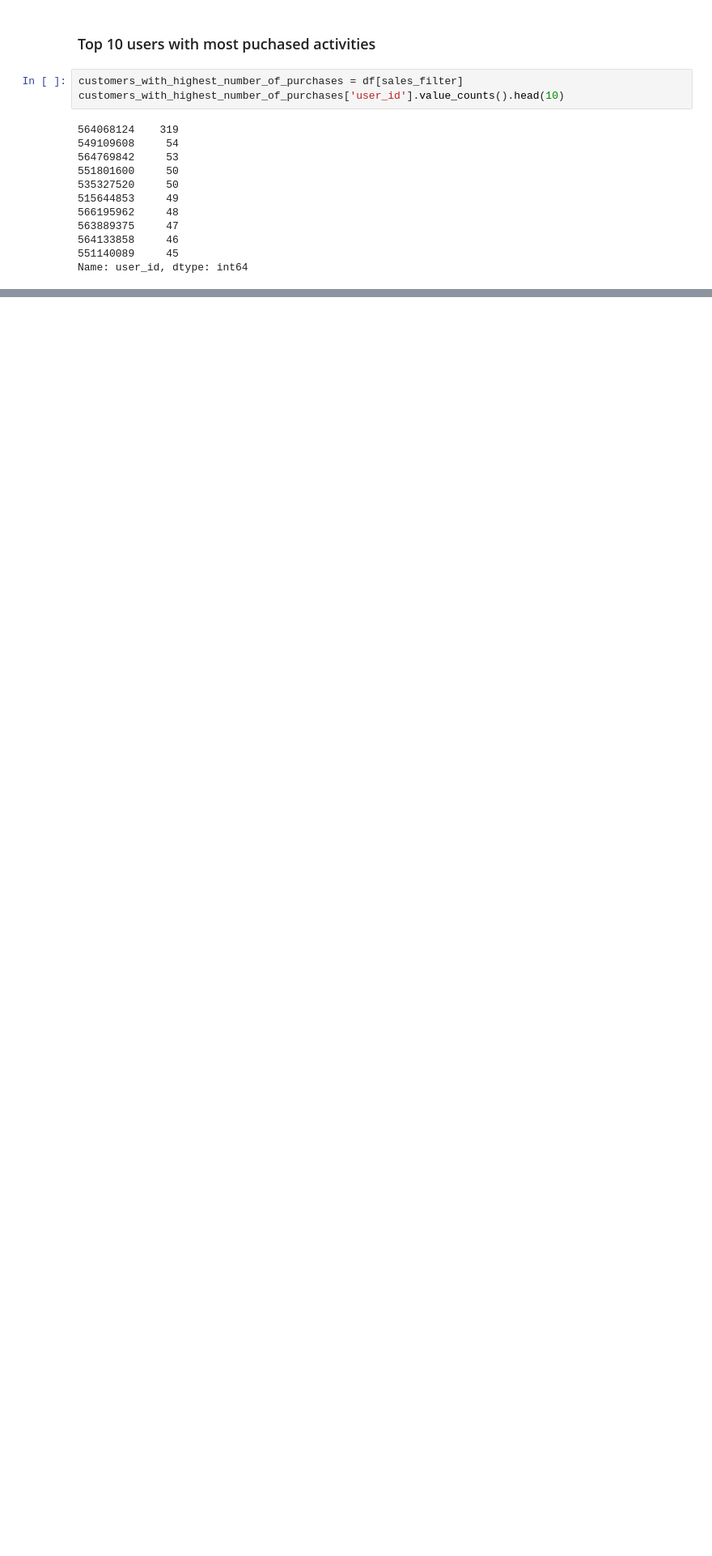
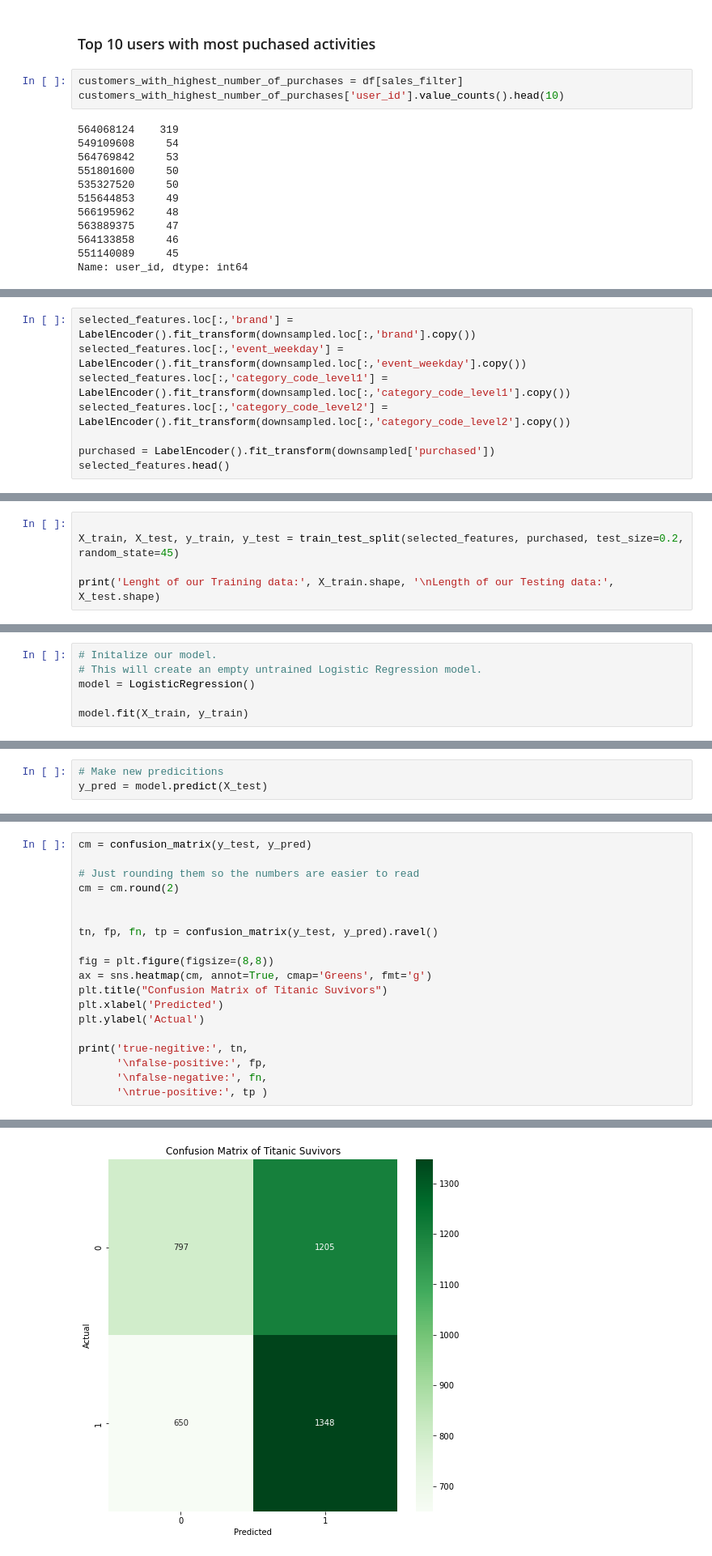
Before and after one commit to Hmmsien/ECommerce_behavior, a Jupyter notebook: notebooks/Ecommerce-Behavior-Analytics.ipynb, the cells around one changed output, grey strips where cells are left out. Shown at 81% size. Cells and saved outputs as stored; diff of their text form; blank space fills up the shorter version.

```diff
--- a/notebooks/Ecommerce-Behavior-Analytics.ipynb
+++ b/notebooks/Ecommerce-Behavior-Analytics.ipynb
@@ -188,0 +257,8 @@ df[users_activities]
+# %%
+selected_features.loc[:,'brand'] = LabelEncoder().fit_transform(downsampled.loc[:,'brand'].copy())
+selected_features.loc[:,'event_weekday'] = LabelEncoder().fit_transform(downsampled.loc[:,'event_weekday'].copy())
+selected_features.loc[:,'category_code_level1'] = LabelEncoder().fit_transform(downsampled.loc[:,'category_code_level1'].copy())
+selected_features.loc[:,'category_code_level2'] = LabelEncoder().fit_transform(downsampled.loc[:,'category_code_level2'].copy())
+
+purchased = LabelEncoder().fit_transform(downsampled['purchased'])
+selected_features.head()
@@ -188,0 +272,5 @@ df[users_activities]
+# %%
+
+X_train, X_test, y_train, y_test = train_test_split(selected_features, purchased, test_size=0.2, random_state=45)
+
+print('Lenght of our Training data:', X_train.shape, '\nLength of our Testing data:', X_test.shape)
@@ -188,0 +280,6 @@ df[users_activities]
+# %%
+# Initalize our model.
+# This will create an empty untrained Logistic Regression model.
+model = LogisticRegression()
+
+model.fit(X_train, y_train)
@@ -188,0 +288,3 @@ df[users_activities]
+# %%
+# Make new predicitions
+y_pred = model.predict(X_test)
@@ -188,0 +299,20 @@ df[users_activities]
+# %%
+cm = confusion_matrix(y_test, y_pred)
+
+# Just rounding them so the numbers are easier to read
+cm = cm.round(2)
+
+
+tn, fp, fn, tp = confusion_matrix(y_test, y_pred).ravel()
+
+fig = plt.figure(figsize=(8,8))
+ax = sns.heatmap(cm, annot=True, cmap='Greens', fmt='g')
+plt.title("Confusion Matrix of Titanic Suvivors")
+plt.xlabel('Predicted')
+plt.ylabel('Actual')
+
+print('true-negitive:', tn,
+      '\nfalse-positive:', fp,
+      '\nfalse-negative:', fn,
+      '\ntrue-positive:', tp )
+# %% [output]
@@ -188,0 +323 @@ df[users_activities]
+[figure, added]
```
Also changed, not shown: parts of 19 cells of this notebook, 4 other files.
